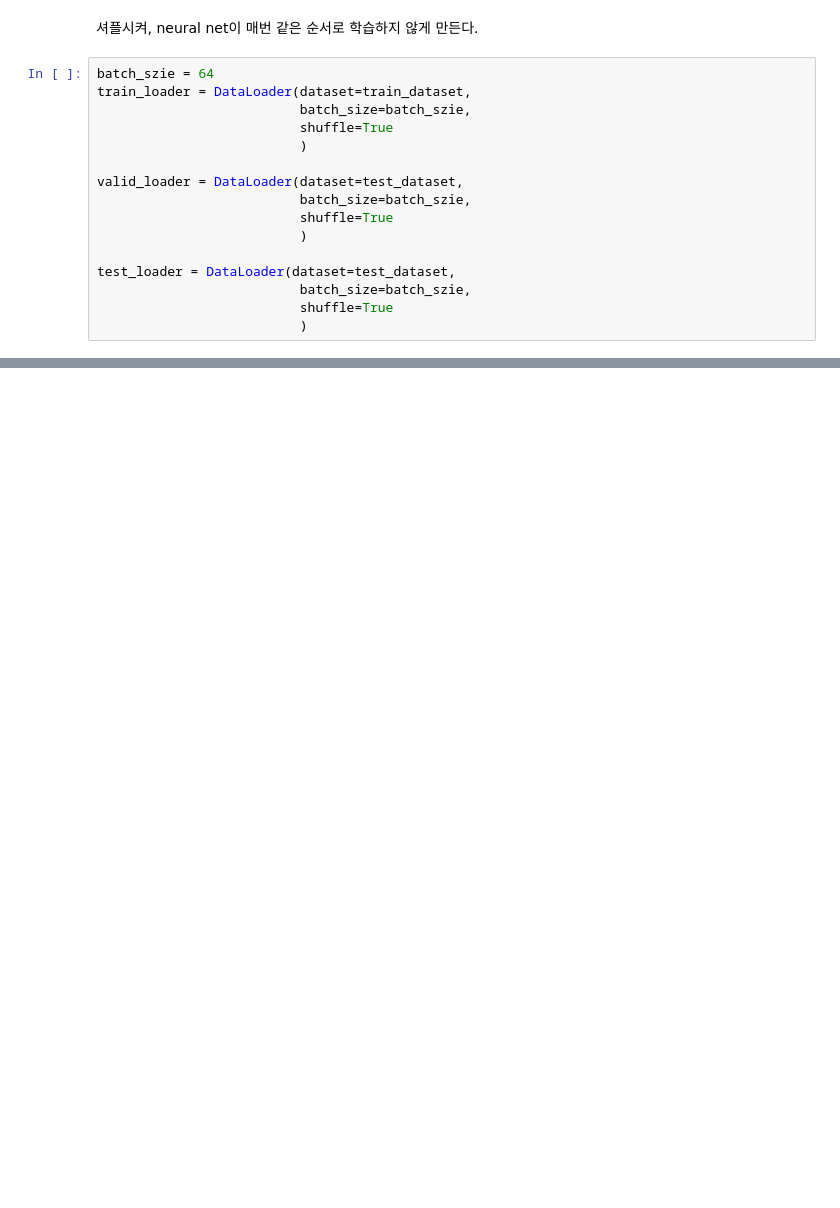
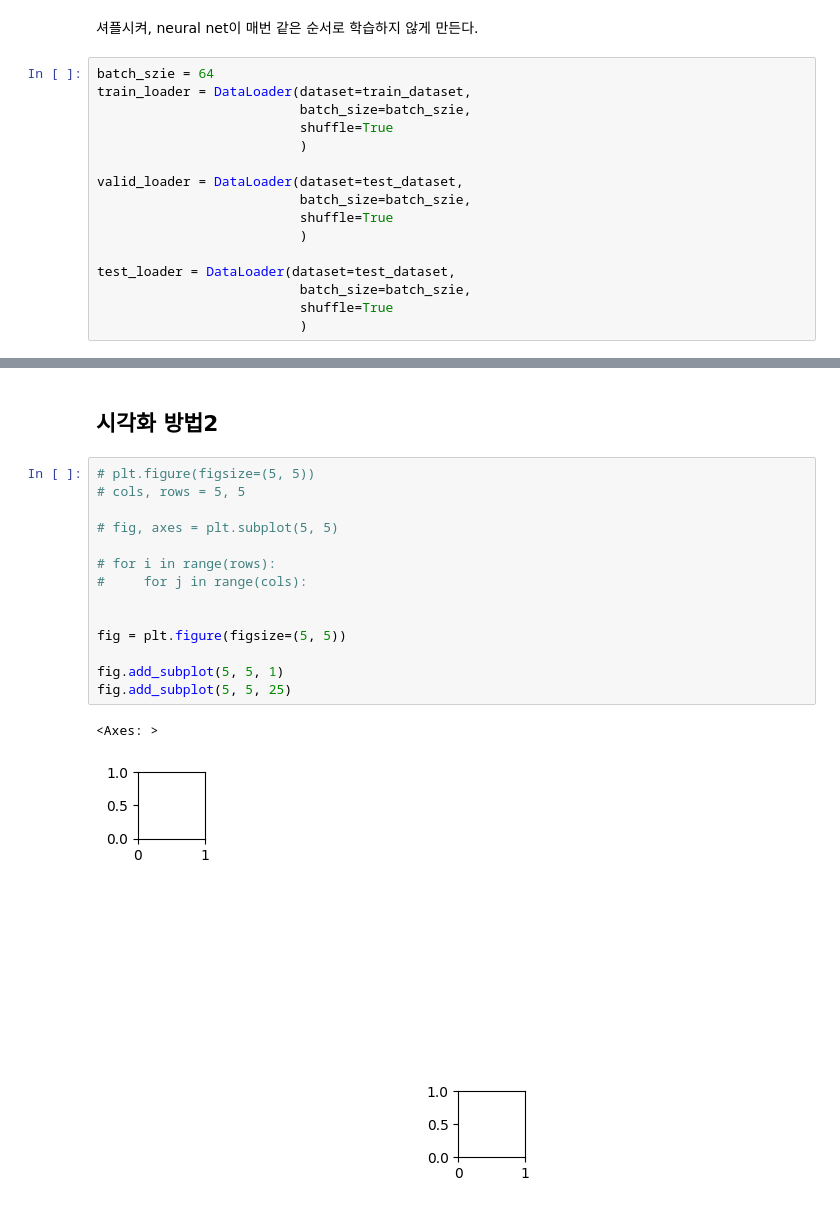
Before and after one commit to ArtistDeveloper/Model-Implementation, a Jupyter notebook: mnist_handling.ipynb, the cells around one changed output, grey strips where cells are left out. Cells and saved outputs as stored; diff of their text form; blank space fills up the shorter version.

```diff
--- a/mnist_prac.ipynb
+++ b/mnist_handling.ipynb
@@ -156,0 +160,19 @@ for i in range(10):
+# %% [markdown]
+## 시각화 방법2
+# %%
+# plt.figure(figsize=(5, 5))
+# cols, rows = 5, 5
+
+# fig, axes = plt.subplot(5, 5)
+
+# for i in range(rows):
+#     for j in range(cols):
+
+
+fig = plt.figure(figsize=(5, 5))
+
+fig.add_subplot(5, 5, 1)
+fig.add_subplot(5, 5, 25)
+# %% [output]
+<Axes: >
+[figure, added]
```
Also changed, not shown: parts of 10 cells of this notebook.
